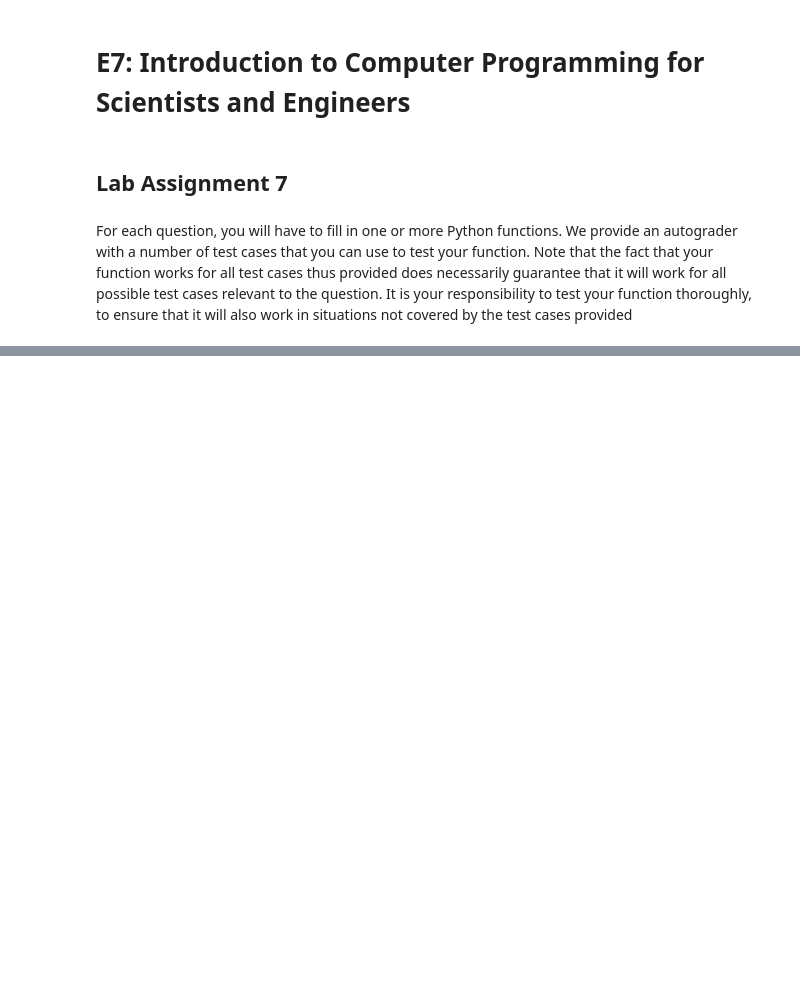
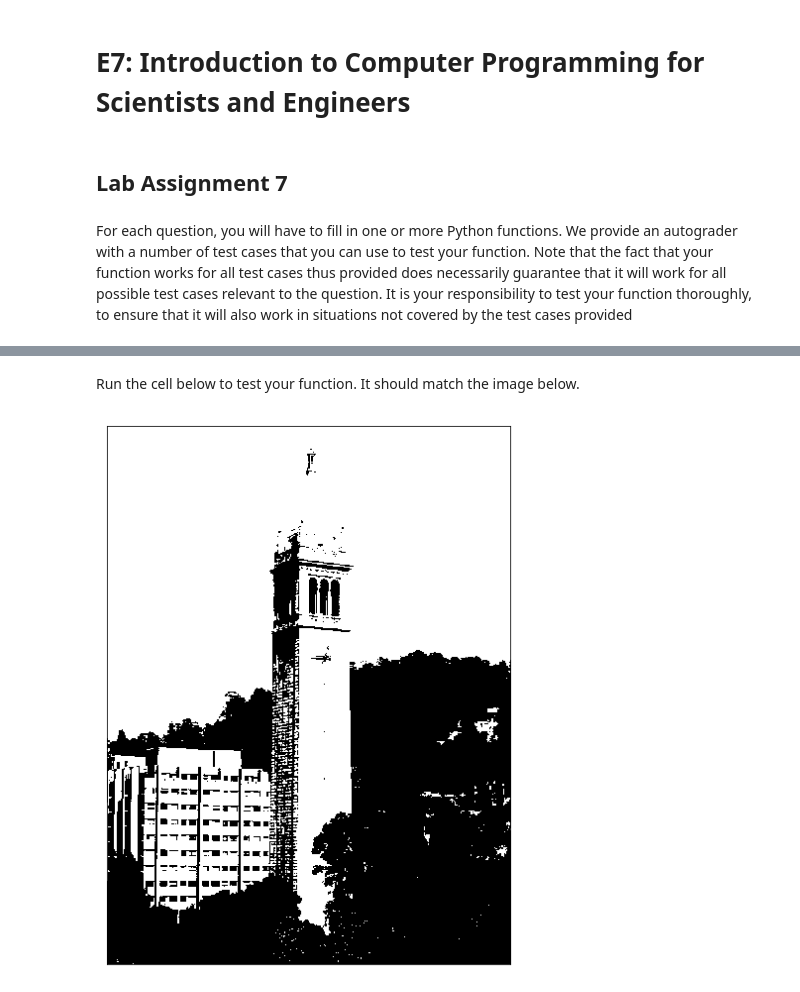
Before and after one commit to ds-modules/ENGIN-7, a Jupyter notebook: pycharm_e7/2016/Lab7/lab7_sol.ipynb, the cells around one changed output, grey strips where cells are left out. Drawn from its saved outputs; the diff is of its cells as text; code cells hidden in the pictures; blank space fills up the shorter version.

```diff
--- a/pycharm_e7/2016/Lab7/lab7_sol.ipynb
+++ b/pycharm_e7/2016/Lab7/lab7_sol.ipynb
@@ -413,0 +91,22 @@ where `pattern` is an array as output by your previous function, `myCellAuto`. O
+# %%
+def black_and_white(img, threshold=0.5):
+    img = deepcopy(img) # Copy `img`, so that we don't change the original.
+    gray_img = grayscale(img)
+    for row in gray_img:
+        for pixel in row:
+            curr_value = pixel[0]
+            black = curr_value < threshold * 255
+            if black:
+                pixel[0] = pixel[1] = pixel[2] = 0
+            else:
+                pixel[0] = pixel[1] = pixel[2] = 255
+    return gray_img
+# %% [markdown]
+Run the cell below to test your function. It should match the image below.
+# %%
+# Execute this code to test your function.
+sather = misc.imread('sather.jpg')
+black_and_white_sather = black_and_white(sather)
+display(black_and_white_sather)
+# %% [output]
+[figure, added]
```
Also changed, not shown: parts of 77 cells of this notebook, 3 other files.
